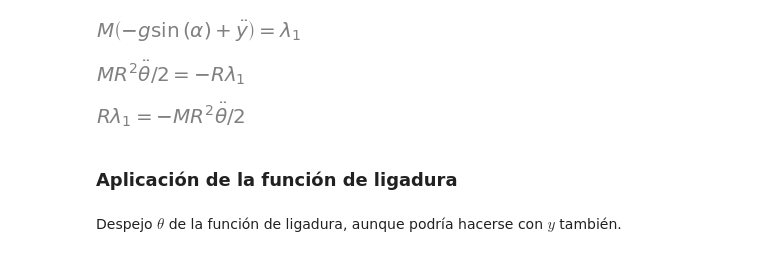
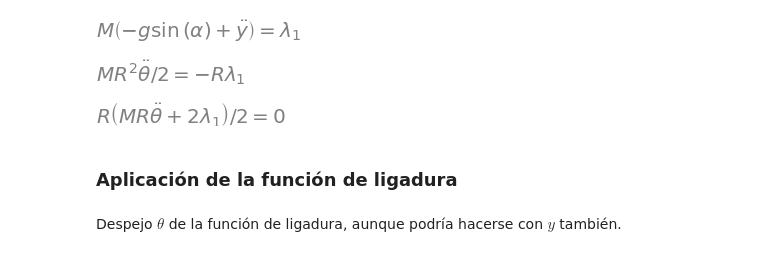
Before and after one commit to unlam/MecanicaAnaliticaComputacional, a Jupyter notebook: 06FuerzasLigadura/rodadura_FuerzasLigadura_test.ipynb, the cells around one changed output. Cells and saved outputs as stored; diff of their text form; code cells hidden in the pictures.

```diff
--- a/06FuerzasLigadura/rodadura_FuerzasLigadura_test.ipynb
+++ b/06FuerzasLigadura/rodadura_FuerzasLigadura_test.ipynb
@@ -27,7 +27,7 @@ from sympy.physics import mechanics as me # de sympy utilizaremos funciones de m
 me.init_vprinting() # notación con punto para la velocidad y punto punto para la aceleración
 # %%
 # parámetros físicos del sistema
-m, alfa, R, g = sm.symbols('M, alpha, R, g')
+m, alfa, R, g = sm.symbols('M, alpha, R, g', positive=True)
 # %%
 y, zeta = me.dynamicsymbols('y, theta')
 # %% [markdown]
@@ -255,10 +255,12 @@ zeta_EL = sm.Eq(zeta_EL.lhs, zeta_Q)
 zeta_EL
 # %% [output]
 [figure]
-# %%
-zeta_EL.expand().simplify()
-# %% [output]
-[figure, removed]
+# %%
+cuac = zeta_EL.lhs - zeta_EL.rhs
+cuac2 = sm.Eq(cuac, 0).expand().simplify() # ecuación de movimiento del sistema
+cuac2
+# %% [output]
+[figure, added]
 # %% [markdown]
 ### Aplicación de la función de ligadura
 # %% [markdown]
```
